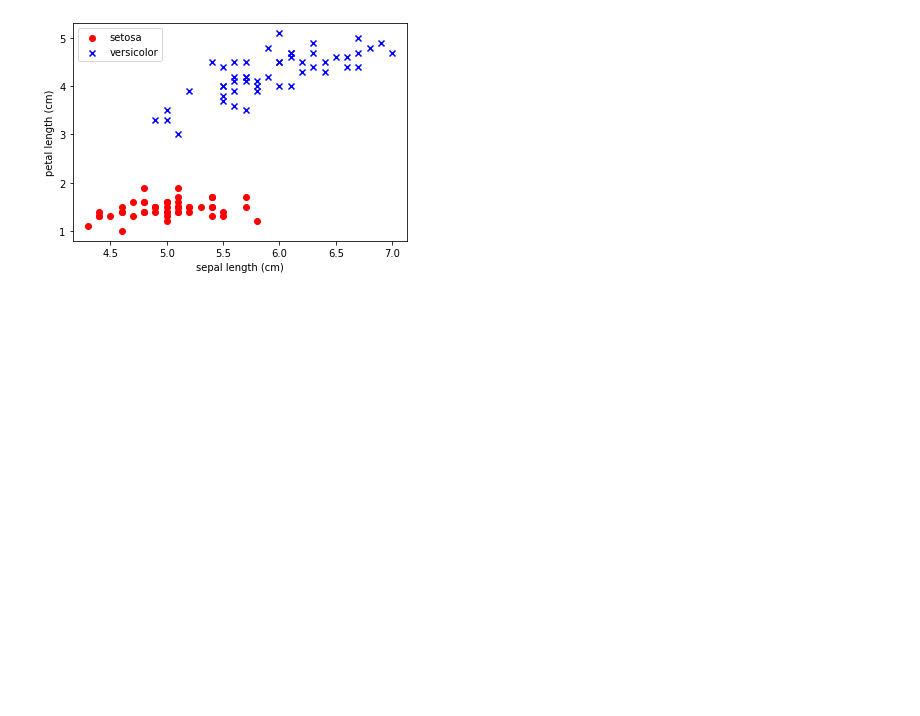
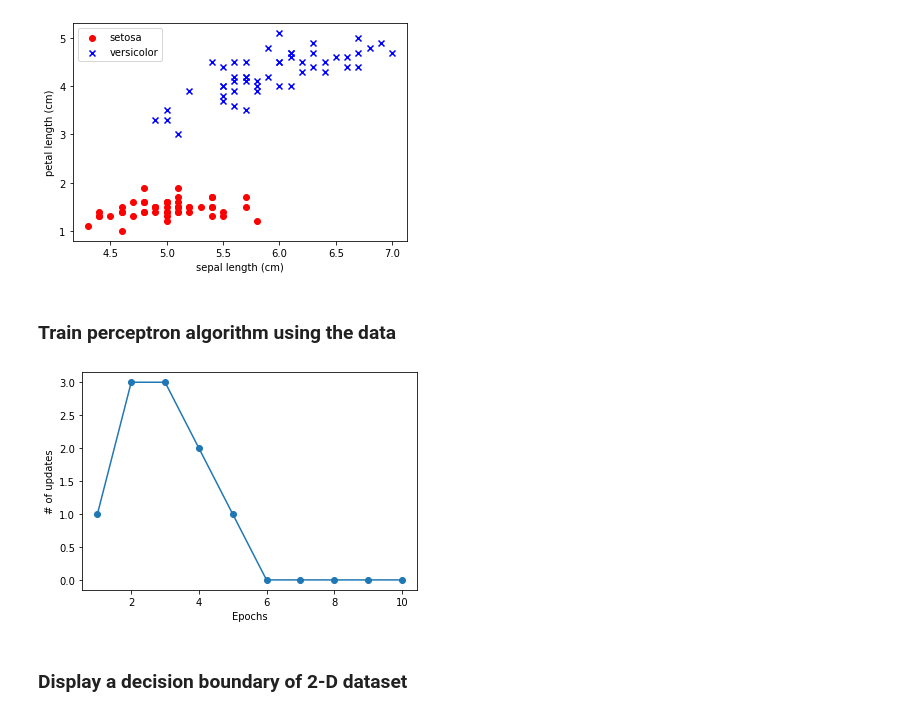
Before and after one commit to jhhan0/machine-learning, a Jupyter notebook: python_machine_learning_textbook/chap2/chap2_perceptron.ipynb, the cells around one changed output. Cells and saved outputs as stored; diff of their text form; code cells hidden in the pictures; blank space fills up the shorter version.

```diff
--- a/python_machine_learning_textbook/chap2/chap2_perceptron.ipynb
+++ b/python_machine_learning_textbook/chap2/chap2_perceptron.ipynb
@@ -13,7 +14,7 @@ import matplotlib.pyplot as plt
 ### Instantiate perceptron class
 # %%
 class Perceptron(object):
-    def __init__(self, lr=0.01, epochs=50, random_stata=1):
+    def __init__(self, lr=0.01, epochs=50, random_state=1):
         self.lr = lr
         self.epochs = epochs
         self.random_state = random_state
@@ -31,13 +32,13 @@ class Perceptron(object):
         self.errors_ = []
 
         for _ in range(self.epochs):
-            error = 0
+            errors = 0
             for xi, target in zip(X, y):
                 update = self.lr * (target - self.predict(xi))
                 self.w_[1:] += update * xi
                 self.w_[0] += update
-                error += int(update == 0.0)
-            self.errors_.append(error)
+                errors += int(update != 0.0)
+            self.errors_.append(errors)
         return self
 
     def net_input(self, X):
@@ -72,3 +75,17 @@ plt.legend(loc='upper left')
 plt.show()
 # %% [output]
 [figure]
+# %% [markdown]
+### Train perceptron algorithm using the data
+# %%
+ppn = Perceptron(lr=0.1, epochs=10)
+ppn.fit(X, y)
+
+plt.plot(range(1, len(ppn.errors_)+1), ppn.errors_, marker='o')
+plt.xlabel('Epochs')
+plt.ylabel('# of updates')
+plt.show()
+# %% [output]
+[figure, added]
+# %% [markdown]
+### Display a decision boundary of 2-D dataset
```
Also changed, not shown: parts of 5 cells of this notebook.
